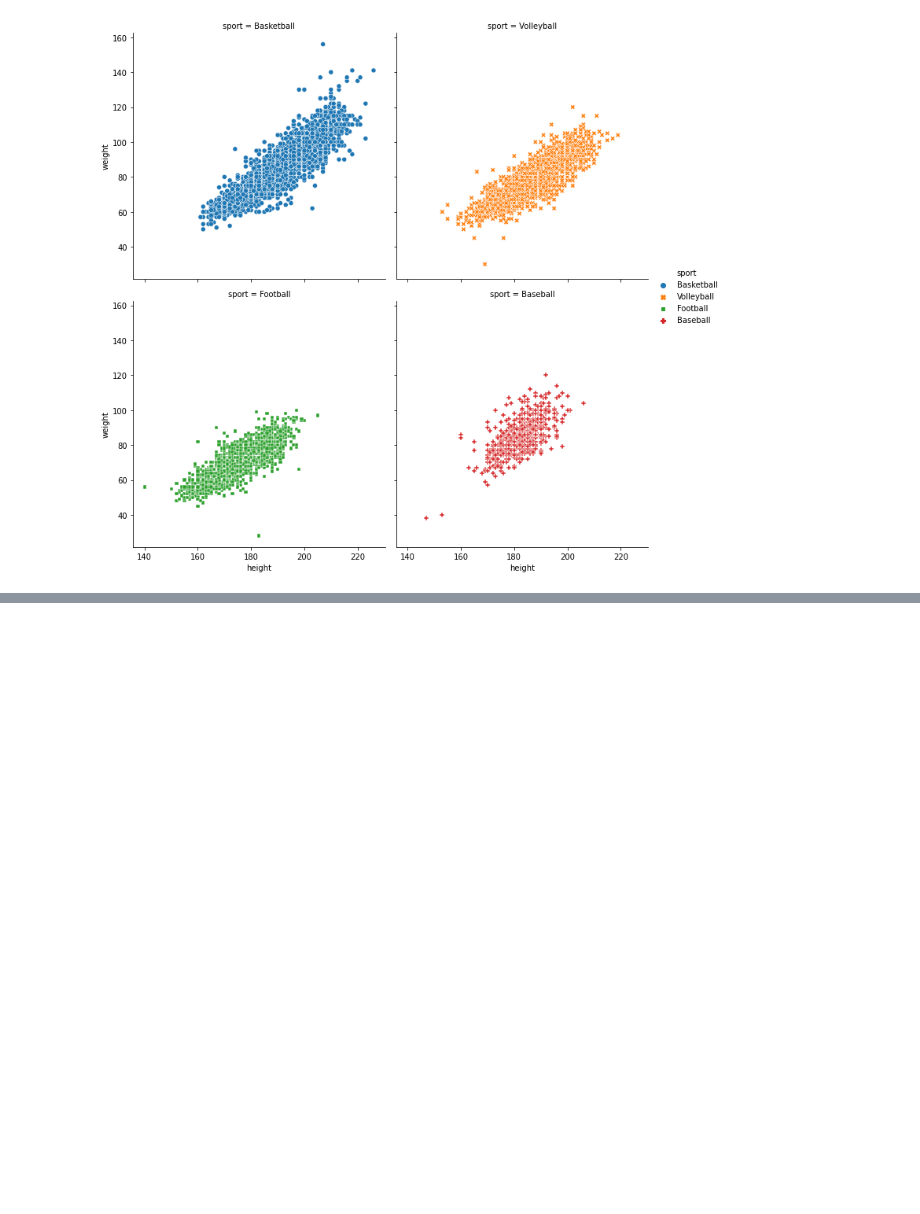
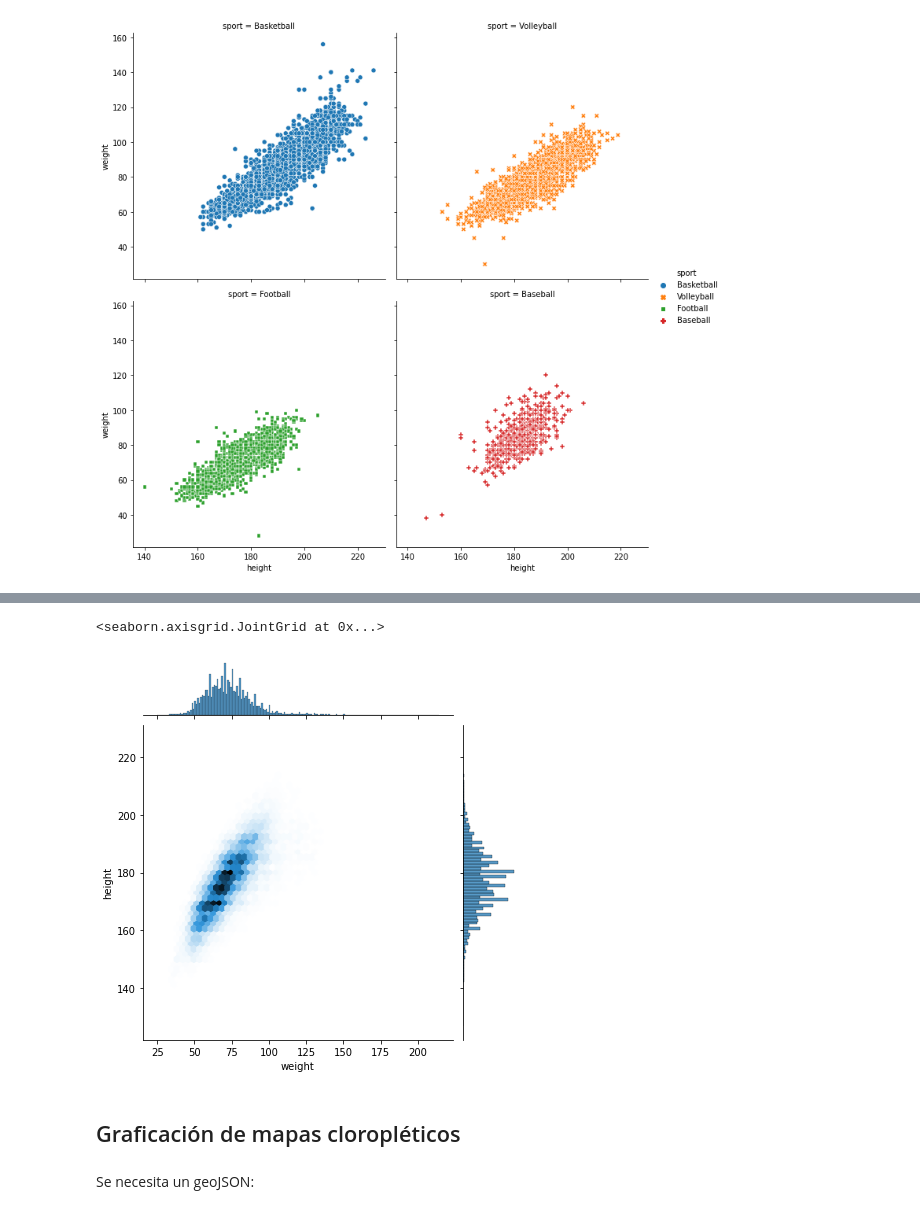
Before and after one commit to SanLnAlan/B2-Analisis-de-Datos-con-Python-2020-2021-Santander, a Jupyter notebook: Sesion-06/en clase sesion6.ipynb, the cells around one changed output, grey strips where cells are left out. Drawn from its saved outputs; the diff is of its cells as text; code cells hidden in the pictures; blank space fills up the shorter version.

```diff
--- a/Sesion-06/en clase sesion6.ipynb
+++ b/Sesion-06/en clase sesion6.ipynb
@@ -190,0 +196,8 @@ sns.relplot(data=df_sport,x='height',y='weight',kind='scatter',hue='sport',style
+# %%
+#marginal_kws={'bins':50}
+sns.jointplot(data=df_grouped,x='weight',y='height',kind='hex',marginal_kws={'binwidth':1},joint_kws={'gridsize':50})
+# %% [output]
+<seaborn.axisgrid.JointGrid at 0x...>
+[figure, added]
+# %% [markdown]
+## Graficación de mapas cloropléticos
@@ -190,0 +206,2 @@ sns.relplot(data=df_sport,x='height',y='weight',kind='scatter',hue='sport',style
+# %% [markdown]
+Se necesita un geoJSON:
```
Also changed, not shown: parts of 8 cells of this notebook, 16 other files.
